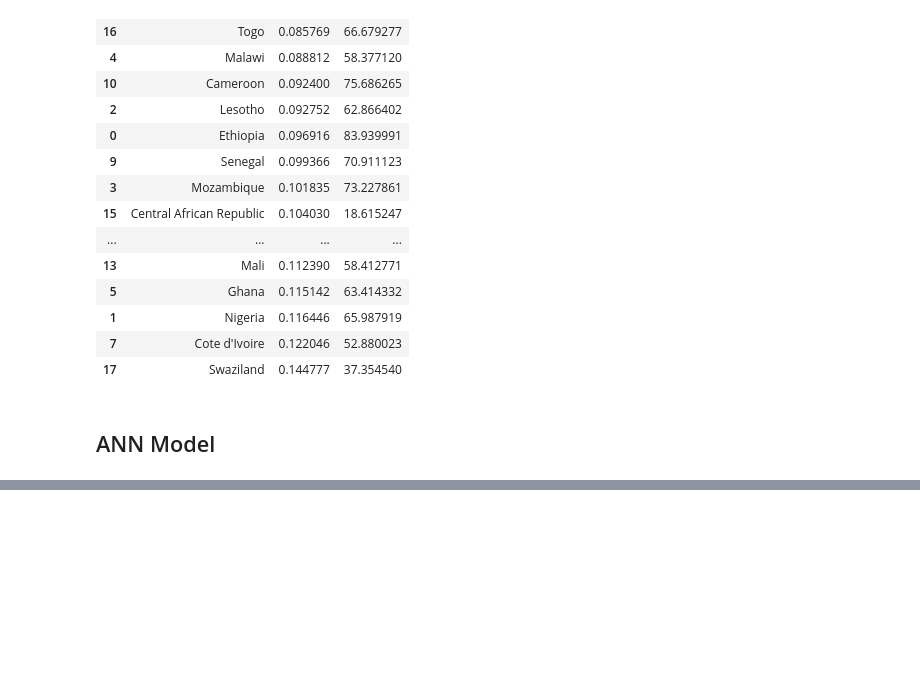
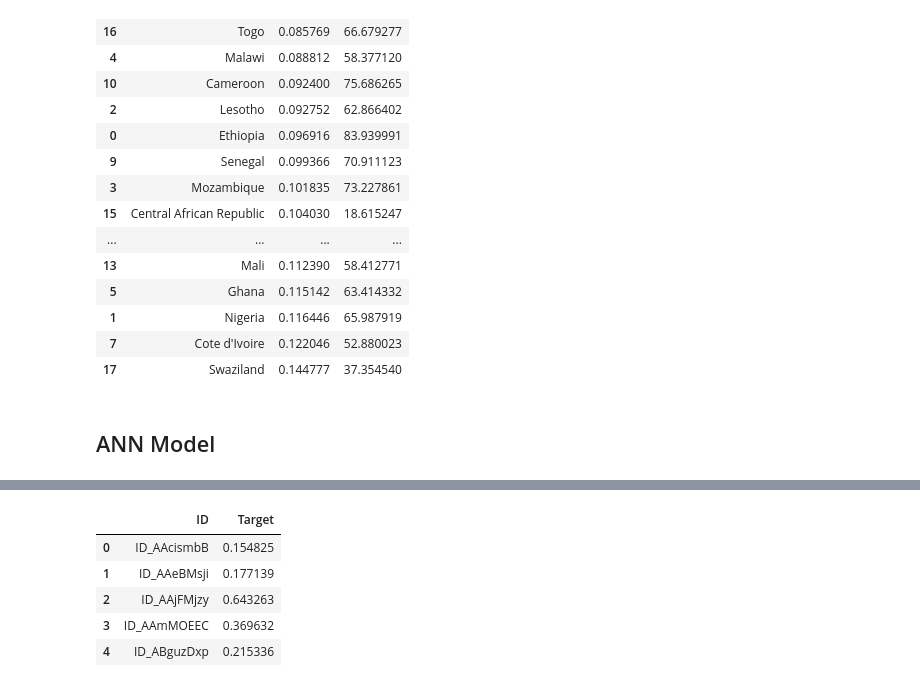
Before and after one commit to kvmvu/wealth-index-prediction, a Jupyter notebook: Starter_Notebook.ipynb, the cells around one changed output, grey strips where cells are left out. Saved outputs shown, nothing was run; the diff lists cells and outputs as text; code cells hidden in the pictures; blank space fills up the shorter version.

```diff
--- a/Starter_Notebook.ipynb
+++ b/Starter_Notebook.ipynb
@@ -612,0 +817,10 @@ evaluate_model_per_country(X_test, xgb_model_ideal)
+# %%
+ss['Target'] = ann_model_ideal.predict(test[in_cols])
+ss.head()
+# %% [output]
+|  | ID | Target |
+| 0 | ID_AAcismbB | 0.154825 |
+| 1 | ID_AAeBMsji | 0.177139 |
+| 2 | ID_AAjFMjzy | 0.643263 |
+| 3 | ID_AAmMOEEC | 0.369632 |
+| 4 | ID_ABguzDxp | 0.215336 |
```
Also changed, not shown: parts of 28 cells of this notebook, 1 other file.
